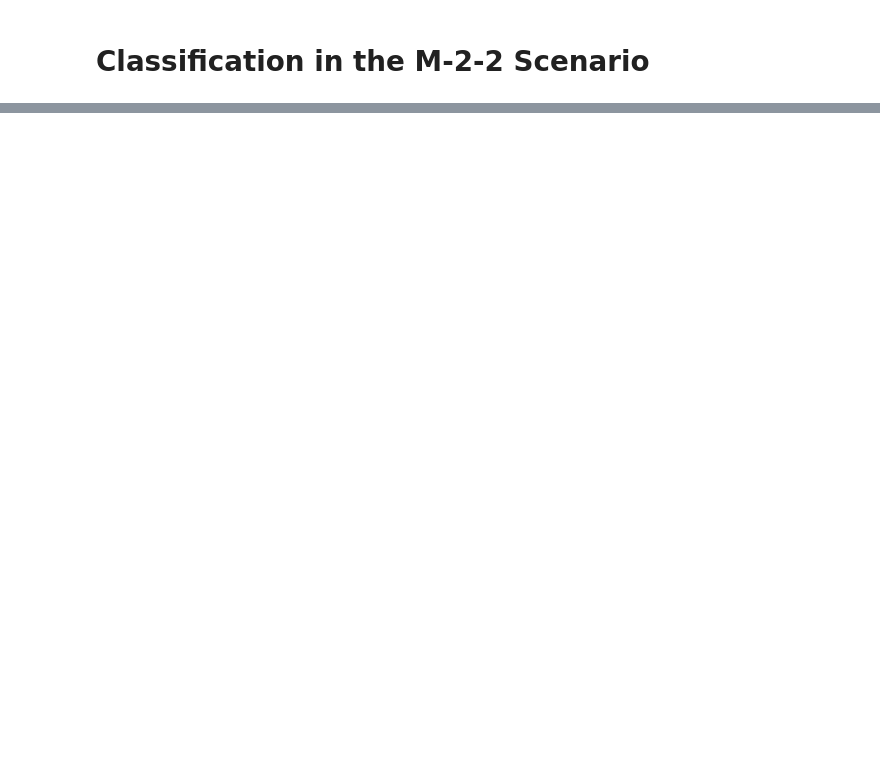
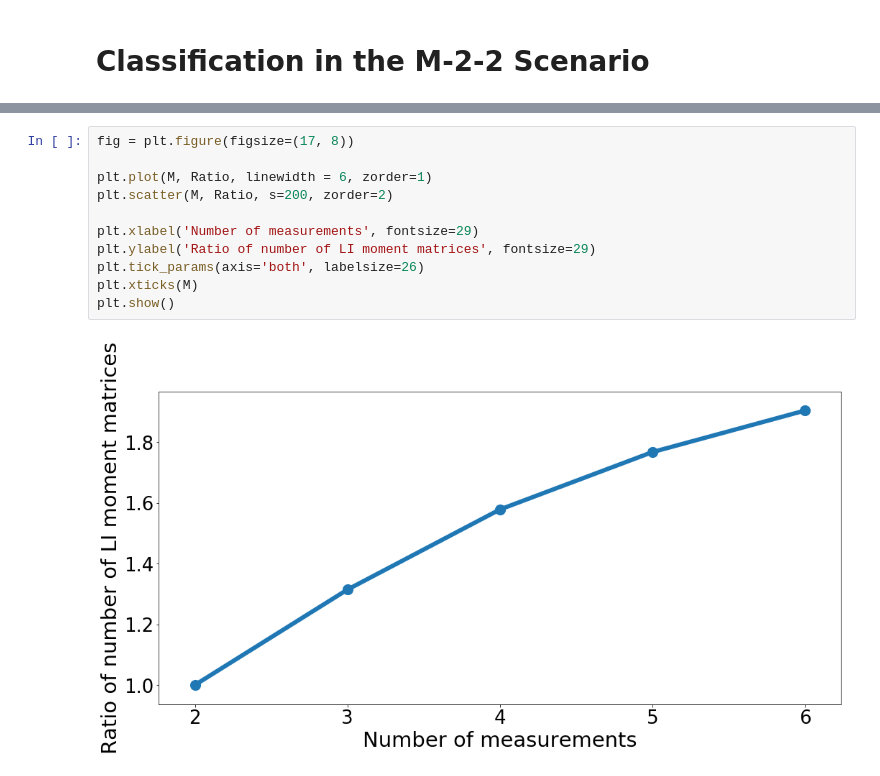
Before and after one commit to adelshb/Bounding-the-dimension-of-quantum-systems-with-sequential-measurements, a Jupyter notebook: script/Scenario_Classification.ipynb, the cells around one changed output, grey strips where cells are left out. Saved outputs shown, nothing was run; the diff lists cells and outputs as text; blank space fills up the shorter version.

```diff
--- a/script/Scenario_Classification.ipynb
+++ b/script/Scenario_Classification.ipynb
@@ -42,0 +62,13 @@ M = sorted(M)
+# %%
+fig = plt.figure(figsize=(17, 8))
+
+plt.plot(M, Ratio, linewidth = 6, zorder=1)
+plt.scatter(M, Ratio, s=200, zorder=2)
+
+plt.xlabel('Number of measurements', fontsize=29)
+plt.ylabel('Ratio of number of LI moment matrices', fontsize=29)
+plt.tick_params(axis='both', labelsize=26)
+plt.xticks(M)
+plt.show()
+# %% [output]
+[figure, added]
```
Also changed, not shown: parts of 10 cells of this notebook, 4 other files.
